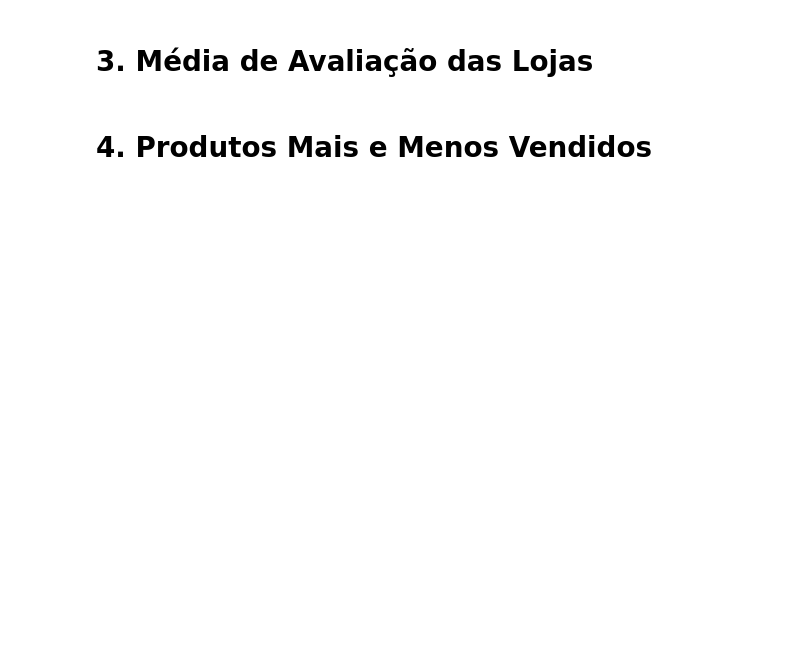
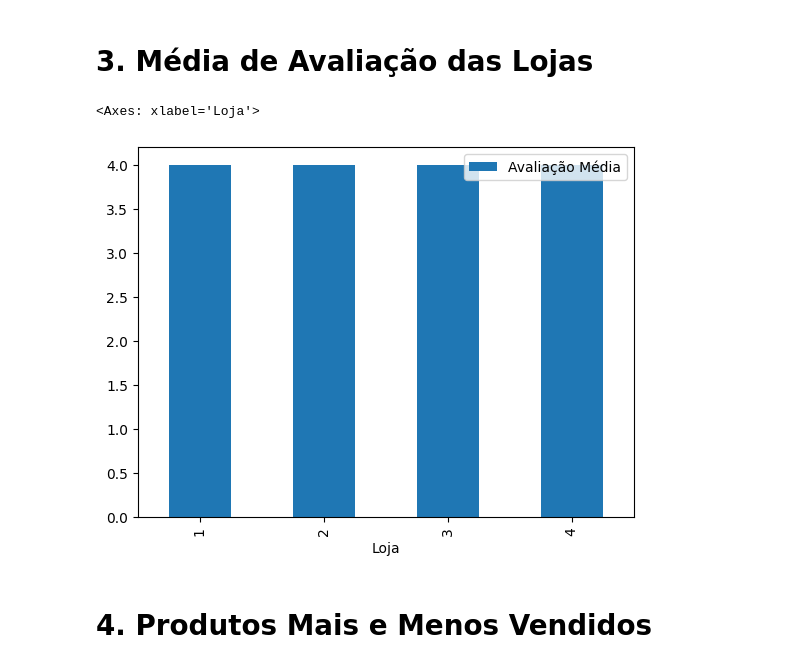
Before and after one commit to RaySilvaP/AluraStoreChallenge, a Jupyter notebook: desafio_alura_store.ipynb, the cells around one changed output. Saved outputs shown, nothing was run; the diff lists cells and outputs as text; code cells hidden in the pictures; blank space fills up the shorter version.

```diff
--- a/desafio_alura_store.ipynb
+++ b/desafio_alura_store.ipynb
@@ -28,4 +64,23 @@ loja.head()
 # %% [markdown]
 # 3. Média de Avaliação das Lojas
+# %%
+loja_avalicao_media = loja['Avaliação da compra'].mean().round()
+loja2_avalicao_media = loja2['Avaliação da compra'].mean().round()
+loja3_avalicao_media = loja3['Avaliação da compra'].mean().round()
+loja4_avalicao_media = loja4['Avaliação da compra'].mean().round()
+# %%
+avaliacao_media = pd.DataFrame({
+    'Loja': [1, 2, 3, 4],
+    'Avaliação Média': [
+        loja_avalicao_media,
+        loja2_avalicao_media,
+        loja3_avalicao_media,
+        loja4_avalicao_media]
+})
+
+avaliacao_media.plot(x='Loja', y='Avaliação Média', kind='bar')
+# %% [output]
+<Axes: xlabel='Loja'>
+[figure, added]
 # %% [markdown]
 # 4. Produtos Mais e Menos Vendidos
```
Also changed, not shown: parts of 7 cells of this notebook.
